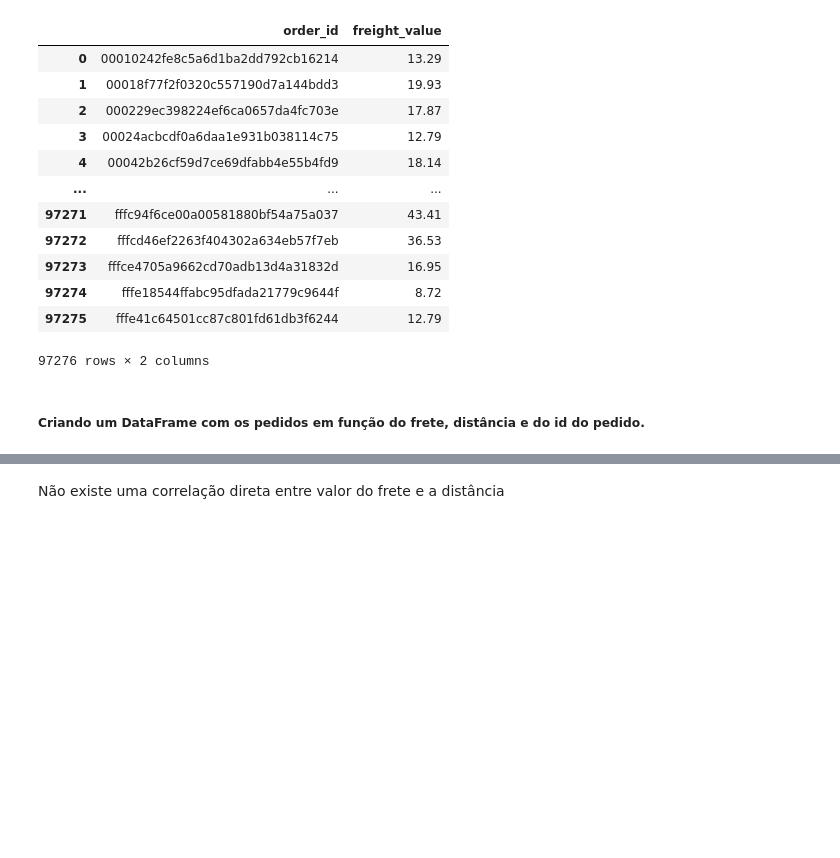
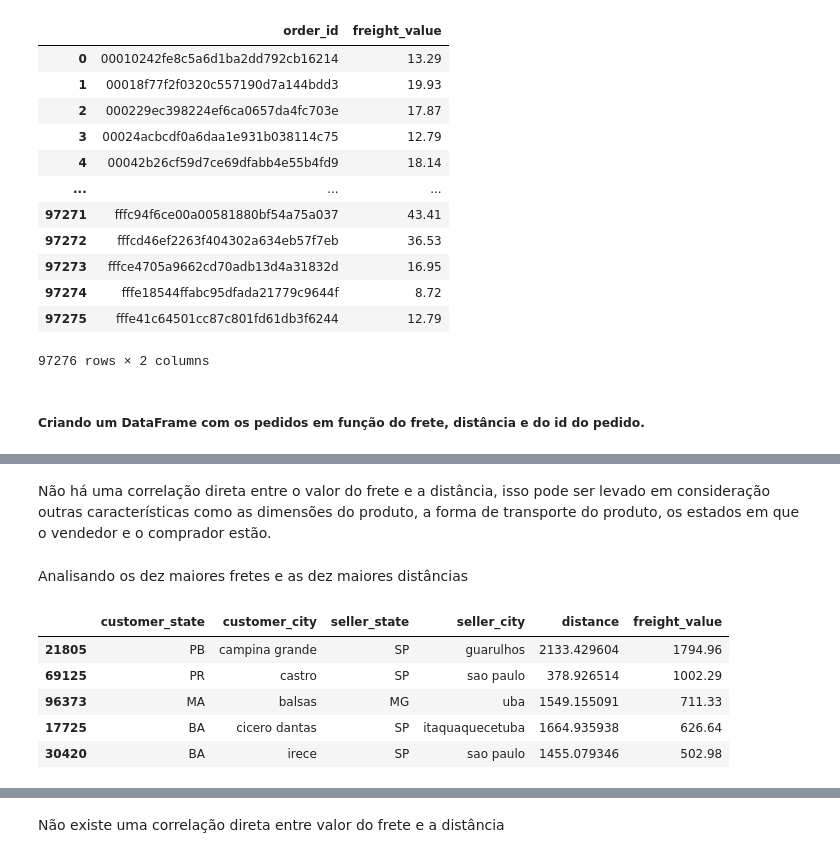
Before and after one commit to marcello10/triggo-ai-olist, a Jupyter notebook: analyses-olist.ipynb, the cells around one changed output, grey strips where cells are left out. Drawn from its saved outputs; the diff is of its cells as text; code cells hidden in the pictures; blank space fills up the shorter version.

```diff
--- a/analyses-olist.ipynb
+++ b/analyses-olist.ipynb
@@ -1045,0 +1001,13 @@ Correlação entre preço: 0.2705847417297556
+# %% [markdown]
+Não há uma correlação direta entre o valor do frete e a distância, isso pode ser levado em consideração outras características como as dimensões do produto, a forma de transporte do produto, os estados em que o vendedor e o comprador estão.
+# %% [markdown]
+Analisando os dez maiores fretes e as dez maiores distâncias
+# %%
+df_freight_distance.nlargest(5,columns=['freight_value'])[['customer_state','customer_city','seller_state','seller_city','distance','freight_value']]
+# %% [output]
+|  | customer_state | customer_city | seller_state | seller_city | distance | freight_value |
+| 21805 | PB | campina grande | SP | guarulhos | 2133.429604 | 1794.96 |
+| 69125 | PR | castro | SP | sao paulo | 378.926514 | 1002.29 |
+| 96373 | MA | balsas | MG | uba | 1549.155091 | 711.33 |
+| 17725 | BA | cicero dantas | SP | itaquaquecetuba | 1664.935938 | 626.64 |
+| 30420 | BA | irece | SP | sao paulo | 1455.079346 | 502.98 |
```
Also changed, not shown: parts of 33 cells of this notebook, 1 other file.
